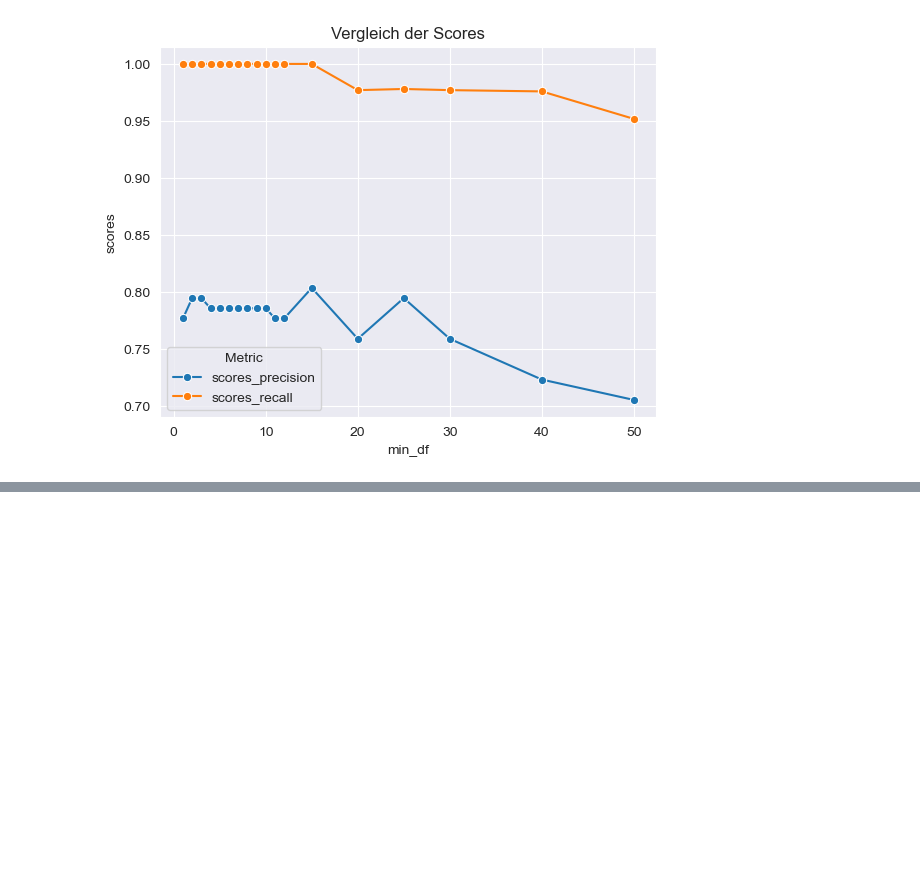
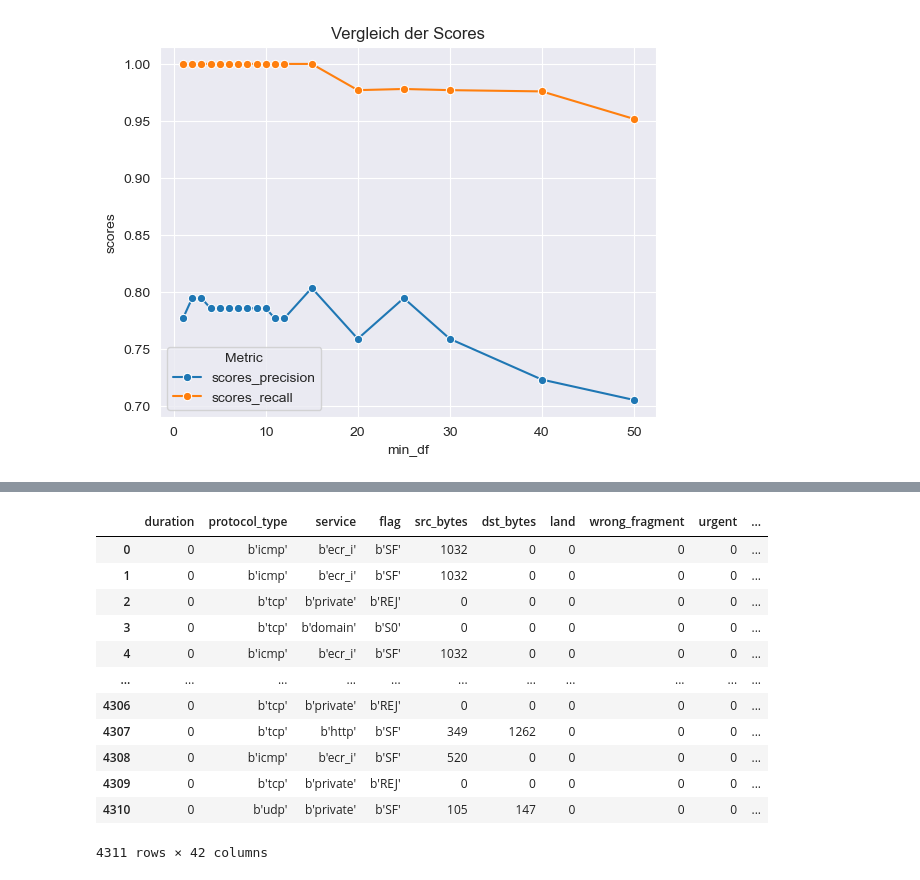
Before and after one commit to j0-ji/AI-class, a Jupyter notebook: week6/student_week6.ipynb, the cells around one changed output, grey strips where cells are left out. Cells and saved outputs as stored; diff of their text form; code cells hidden in the pictures; blank space fills up the shorter version.

```diff
--- a/week6/student_week6.ipynb
+++ b/week6/student_week6.ipynb
@@ -157,0 +311,7 @@ ConfusionMatrixDisplay.from_estimator(pipeline, X_test, y_test)
+# %%
+# cleanup
+for col in df.columns:
+    try:
+        df[col] = pd.to_numeric(df[col])
+    except ValueError:
+        pass  # Leave as object (likely categorical)
@@ -157,0 +331,16 @@ ConfusionMatrixDisplay.from_estimator(pipeline, X_test, y_test)
+# %%
+df
+# %% [output]
+|  | duration | protocol_type | service | flag | src_bytes | dst_bytes | land | wrong_fragment | urgent | ... |
+| 0 | 0 | b'icmp' | b'ecr_i' | b'SF' | 1032 | 0 | 0 | 0 | 0 | ... |
+| 1 | 0 | b'icmp' | b'ecr_i' | b'SF' | 1032 | 0 | 0 | 0 | 0 | ... |
+| 2 | 0 | b'tcp' | b'private' | b'REJ' | 0 | 0 | 0 | 0 | 0 | ... |
+| 3 | 0 | b'tcp' | b'domain' | b'S0' | 0 | 0 | 0 | 0 | 0 | ... |
+| 4 | 0 | b'icmp' | b'ecr_i' | b'SF' | 1032 | 0 | 0 | 0 | 0 | ... |
+| ... | ... | ... | ... | ... | ... | ... | ... | ... | ... | ... |
+| 4306 | 0 | b'tcp' | b'private' | b'REJ' | 0 | 0 | 0 | 0 | 0 | ... |
+| 4307 | 0 | b'tcp' | b'http' | b'SF' | 349 | 1262 | 0 | 0 | 0 | ... |
+| 4308 | 0 | b'icmp' | b'ecr_i' | b'SF' | 520 | 0 | 0 | 0 | 0 | ... |
+| 4309 | 0 | b'tcp' | b'private' | b'REJ' | 0 | 0 | 0 | 0 | 0 | ... |
+| 4310 | 0 | b'udp' | b'private' | b'SF' | 105 | 147 | 0 | 0 | 0 | ... |
+4311 rows × 42 columns
```
Also changed, not shown: parts of 36 cells of this notebook, 2 other files.
